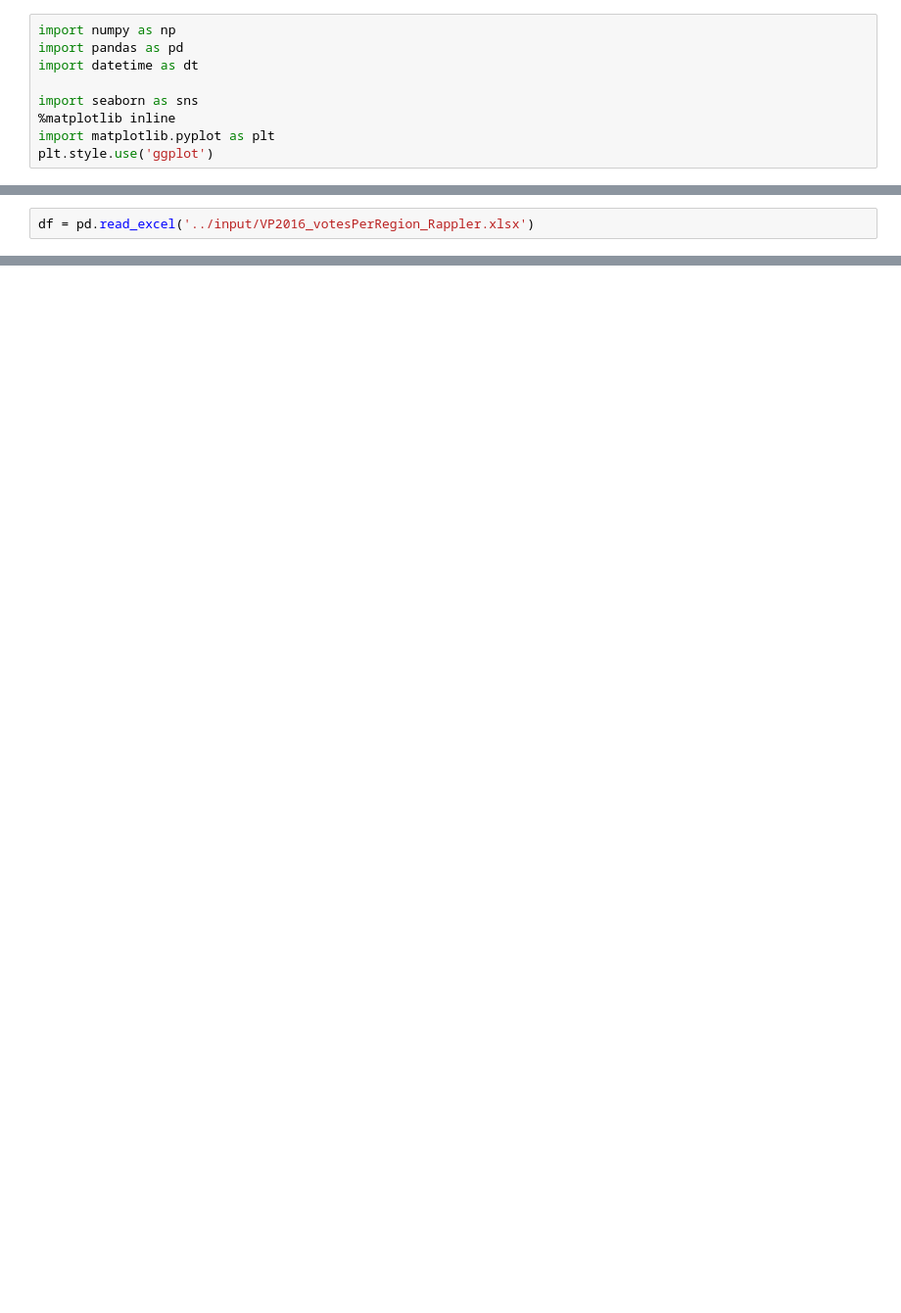
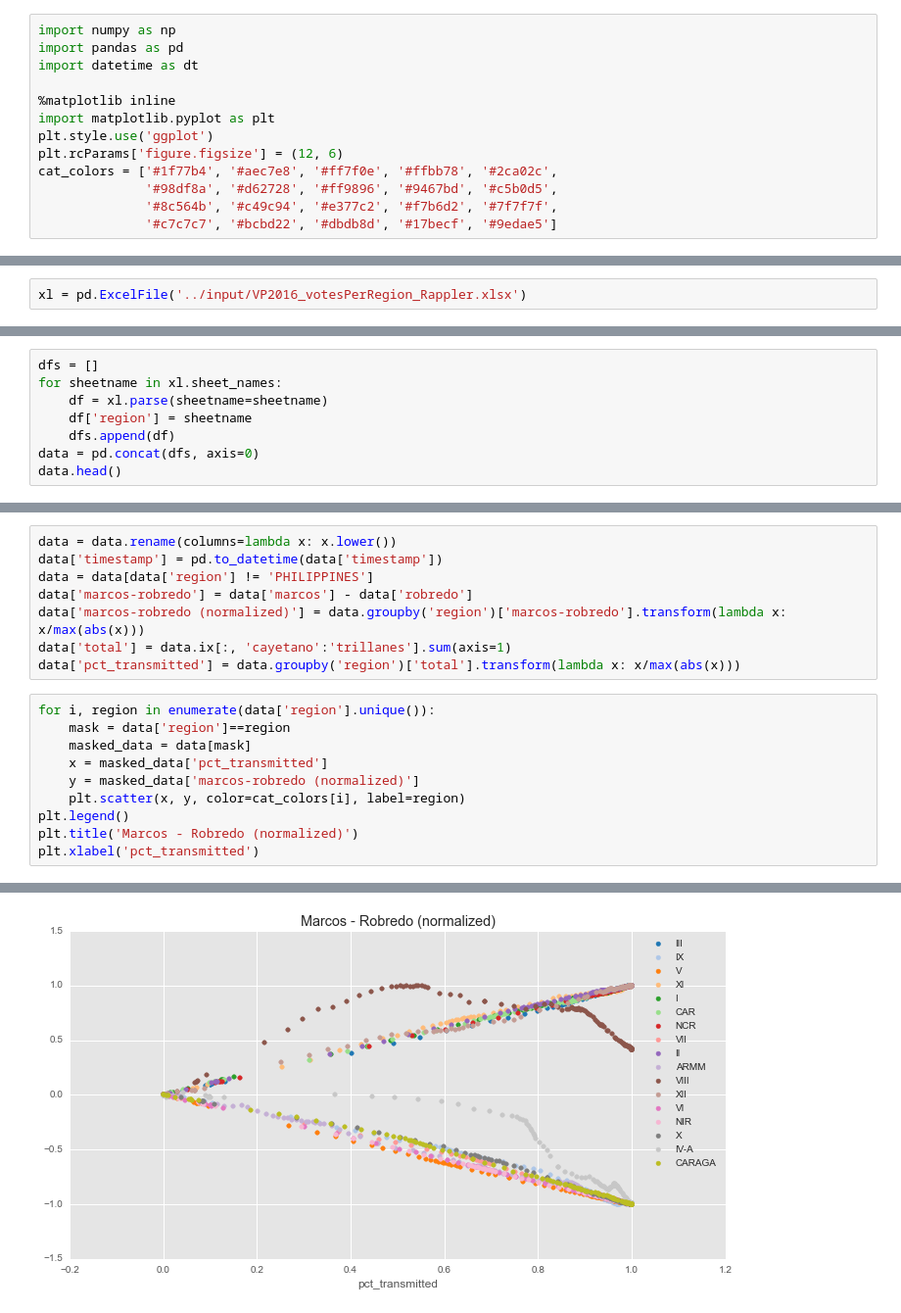
Before and after one commit to jezifm/data-science-notebook, a Jupyter notebook: analysis/bbm-leni.ipynb, the cells around one changed output, grey strips where cells are left out. Shown at 98% size. Saved outputs shown, nothing was run; the diff lists cells and outputs as text; blank space fills up the shorter version.

```diff
--- a/analysis/bbm-leni.ipynb
+++ b/analysis/bbm-leni.ipynb
@@ -3,7 +7,11 @@ import numpy as np
 import pandas as pd
 import datetime as dt
 
-import seaborn as sns
 %matplotlib inline
 import matplotlib.pyplot as plt
 plt.style.use('ggplot')
+plt.rcParams['figure.figsize'] = (12, 6)
+cat_colors = ['#1f77b4', '#aec7e8', '#ff7f0e', '#ffbb78', '#2ca02c',
+              '#98df8a', '#d62728', '#ff9896', '#9467bd', '#c5b0d5',
+              '#8c564b', '#c49c94', '#e377c2', '#f7b6d2', '#7f7f7f',
+              '#c7c7c7', '#bcbd22', '#dbdb8d', '#17becf', '#9edae5']
@@ -12,2 +18,2 @@ plt.style.use('ggplot')
 # %%
-df = pd.read_excel('../input/VP2016_votesPerRegion_Rappler.xlsx')
+xl = pd.ExcelFile('../input/VP2016_votesPerRegion_Rappler.xlsx')
@@ -22,0 +20,8 @@ df.head()
+# %%
+dfs = []
+for sheetname in xl.sheet_names:
+    df = xl.parse(sheetname=sheetname)
+    df['region'] = sheetname
+    dfs.append(df)
+data = pd.concat(dfs, axis=0)
+data.head()
@@ -22,0 +35,19 @@ df.head()
+# %%
+data = data.rename(columns=lambda x: x.lower())
+data['timestamp'] = pd.to_datetime(data['timestamp'])
+data = data[data['region'] != 'PHILIPPINES']
+data['marcos-robredo'] = data['marcos'] - data['robredo']
+data['marcos-robredo (normalized)'] = data.groupby('region')['marcos-robredo'].transform(lambda x: x/max(abs(x)))
+data['total'] = data.ix[:, 'cayetano':'trillanes'].sum(axis=1)
+data['pct_transmitted'] = data.groupby('region')['total'].transform(lambda x: x/max(abs(x)))
+# %%
+for i, region in enumerate(data['region'].unique()):
+    mask = data['region']==region
+    masked_data = data[mask]
+    x = masked_data['pct_transmitted']
+    y = masked_data['marcos-robredo (normalized)']
+    plt.scatter(x, y, color=cat_colors[i], label=region)
+plt.legend()
+plt.title('Marcos - Robredo (normalized)')
+plt.xlabel('pct_transmitted')
+# %% [output]
@@ -22,0 +55 @@ df.head()
+[figure, added]
```
Also changed, not shown: parts of 5 cells of this notebook.
